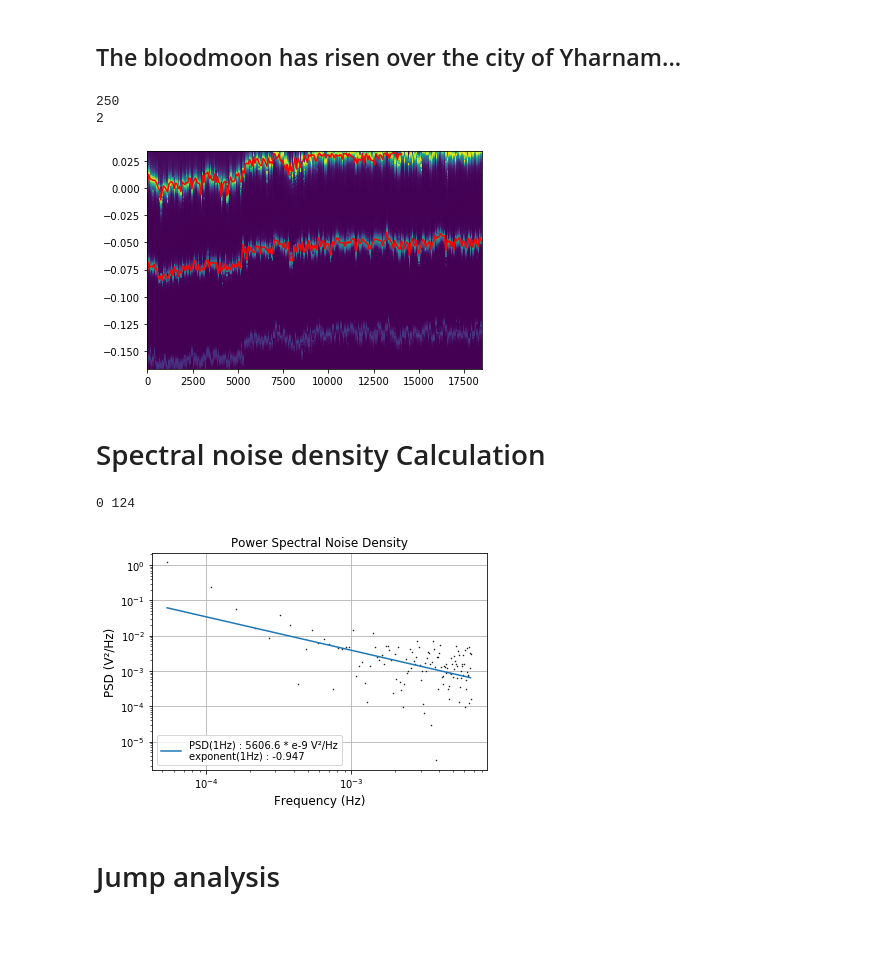
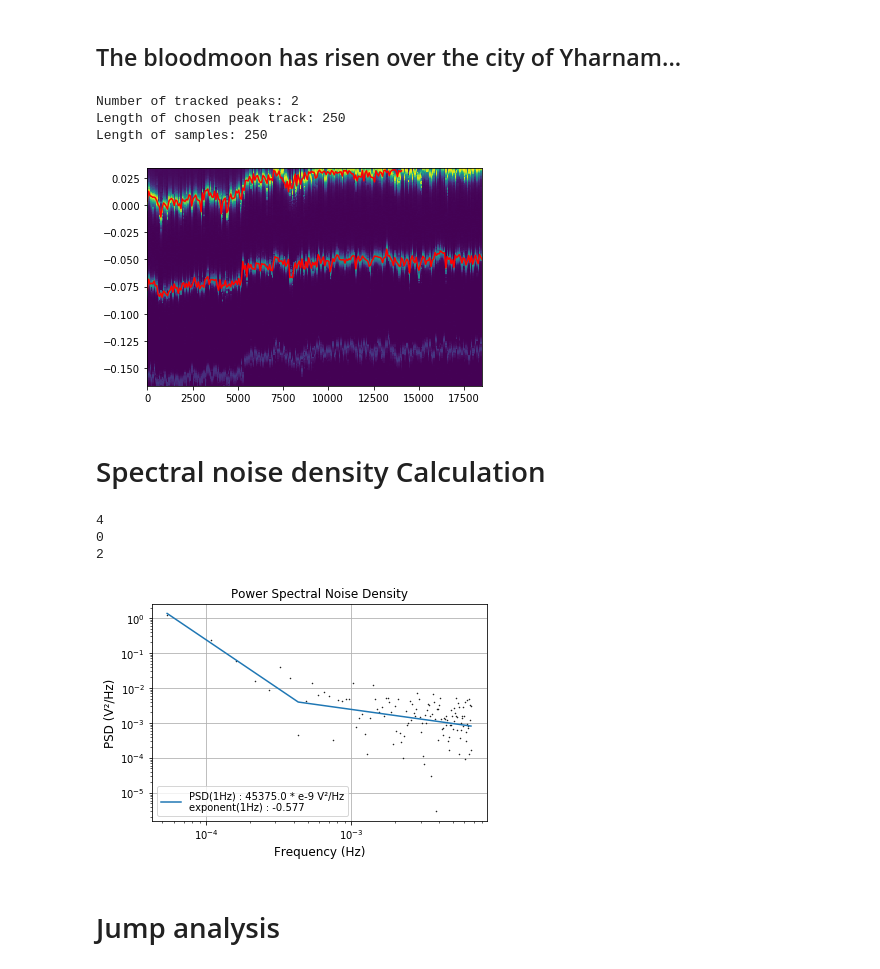
Before and after one commit to qkitgroup/qkit, a Jupyter notebook: qkit/analysis/semiconductor/scripts/Peaktracking_analysis.ipynb, the cells around one changed output. Cells and saved outputs as stored; diff of their text form; code cells hidden in the pictures; blank space fills up the shorter version.

Commit message:
PlotterSpectralNoiseDensity now supports bilinear fits

```diff
--- a/qkit/analysis/semiconductor/scripts/Peaktracking_analysis.ipynb
+++ b/qkit/analysis/semiconductor/scripts/Peaktracking_analysis.ipynb
@@ -49,10 +49,11 @@ Done loading file, formatting now...
 dict_keys(['demod0.r0', 'demod0.timestamp0', 'demod0.x0', 'demod0.y0', 'demod4.r4', 'demod4.timestamp4', 'demod4.x4', 'demod4.y4', 'gates_6_16', 'measurement', 'number', 'settings', 'static_voltages'] ...
 # %%
 demod_prefix = "demod0"
-node_timestamp = f"{demod_prefix}.timestamp0"
-node_x = f"{demod_prefix}.x0"
-node_y = f"{demod_prefix}.y0"
-node_r = f"{demod_prefix}.r0"
+demod_idx = 0
+node_timestamp = f"{demod_prefix}.timestamp{demod_idx}"
+node_x = f"{demod_prefix}.x{demod_idx}"
+node_y = f"{demod_prefix}.y{demod_idx}"
+node_r = f"{demod_prefix}.r{demod_idx}"
 
 gates = "gates_6_16"
 # %%
@@ -88,9 +89,13 @@ peak_hunter.pf.min_peak_height = 0.005
 peak_hunter.pf.min_peak_width = 2
 peak_hunter.pf.min_peak_distance = 30
 peak_hunter.pf.fit_interval_peak_relheight = 0.9
+peak_hunter.rel_jump_height = 0.5
 tracked_peaks = peak_hunter.analyze()
-print(len(tracked_peaks["tracked_peak_positions"][0]))
-print(len(tracked_peaks["tracked_peak_positions"]))
+
+print(f"Number of tracked peaks: {len(tracked_peaks['tracked_peak_positions'])}")
+index_of_peak = 0
+print(f"Length of chosen peak track: {len(tracked_peaks['tracked_peak_positions'][index_of_peak])}")
+print(f"Length of samples: {len(data[node_r])}")
 
 saver.add_info(f"{node_r}_tracked_peaks", tracked_peaks)
 
@@ -99,37 +104,39 @@ for tracked_peak in tracked_peaks["tracked_peak_positions"]:
     length = min([len(tracked_peaks["time_axis"]), len(tracked_peak)])
     plt.plot(tracked_peaks["time_axis"][:length], tracked_peak[:length], color = "r")
 # %% [output]
-250
-2
+Number of tracked peaks: 2
+Length of chosen peak track: 250
+Length of samples: 250
 [figure]
 # %% [markdown]
 # Spectral noise density Calculation
 # %%
 sampling_f = tracked_peaks["time_axis"][1]**-1
 peak_no = 0
 noise_calculator = AnalyzerTimetraceSpectralNoiseDensity(tracked_peaks["tracked_peak_positions"][peak_no],\
-                                                        sampling_f)
+                                                        sampling_f, fit_func = bilinear2)
 
 noise_calculator.welch_segment_length = 300
-noise_calculator.fit_interval = [5e-5, 1e-2]
+noise_calculator.guess = [-1, 1, -0.5, -3.5]
 saver.add_info(f"{node_r}_peak{peak_no}_welch_segment_length", noise_calculator.welch_segment_length)
 saver.add_info(f"{node_r}_peak{peak_no}_fit_interval", noise_calculator.fit_interval)
 
 spectral_result = noise_calculator.analyze()
 saver.add_info(f"{node_r}_peak{peak_no}_spectrum", spectral_result)
 
 fit = noise_calculator.fit()
 saver.add_info(f"{node_r}_peak{peak_no}_SNDfit_parameters", fit)
-saver.save()
 
 f, s = spectral_result["freq"], spectral_result["spectrogram"]
 saving_path = os.path.join(settings["file_info"]["savepath"], node_r)
 
 plotter_SND = PlotterTimetraceSpectralNoiseDensity(saving_path, [f,s], fit)
 plotter_SND.plot()
 # %% [output]
-0 124
+4
+0
+2
-[figure, old version]
+[figure, new version]
 # %% [markdown]
 # Jump analysis
 # %%
```
Also changed, not shown: parts of 1 cell of this notebook, 1 other file.
